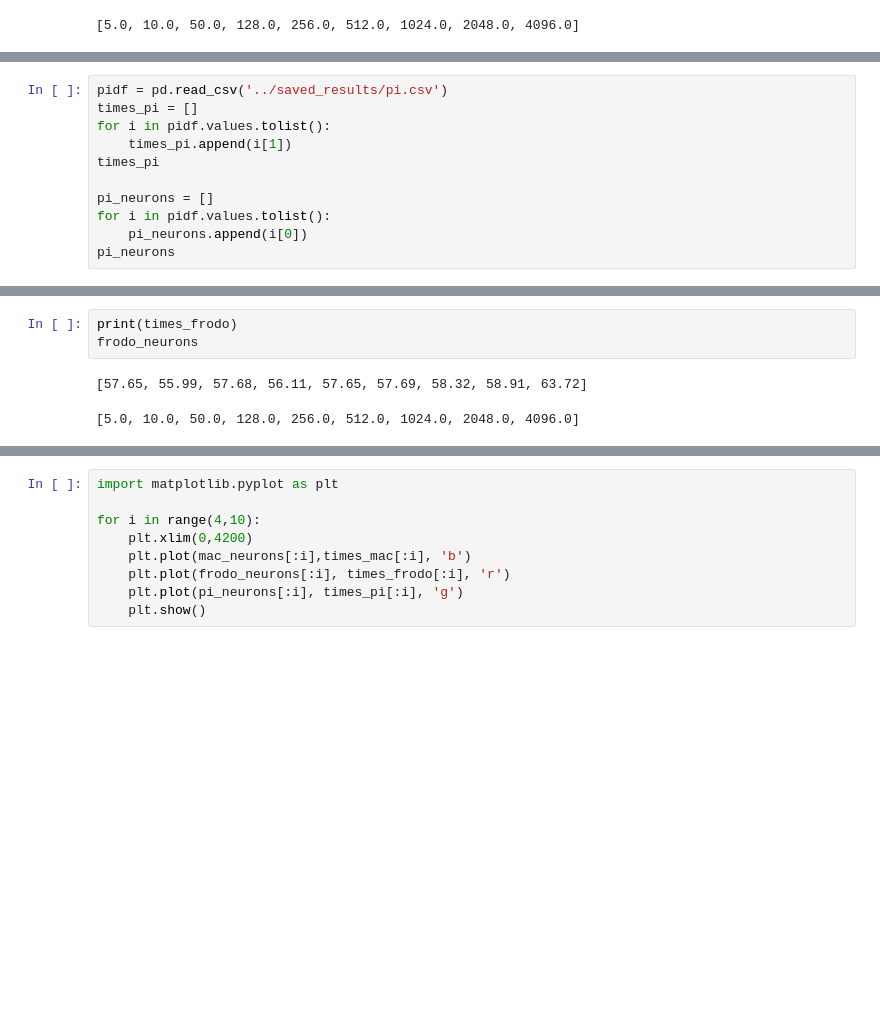
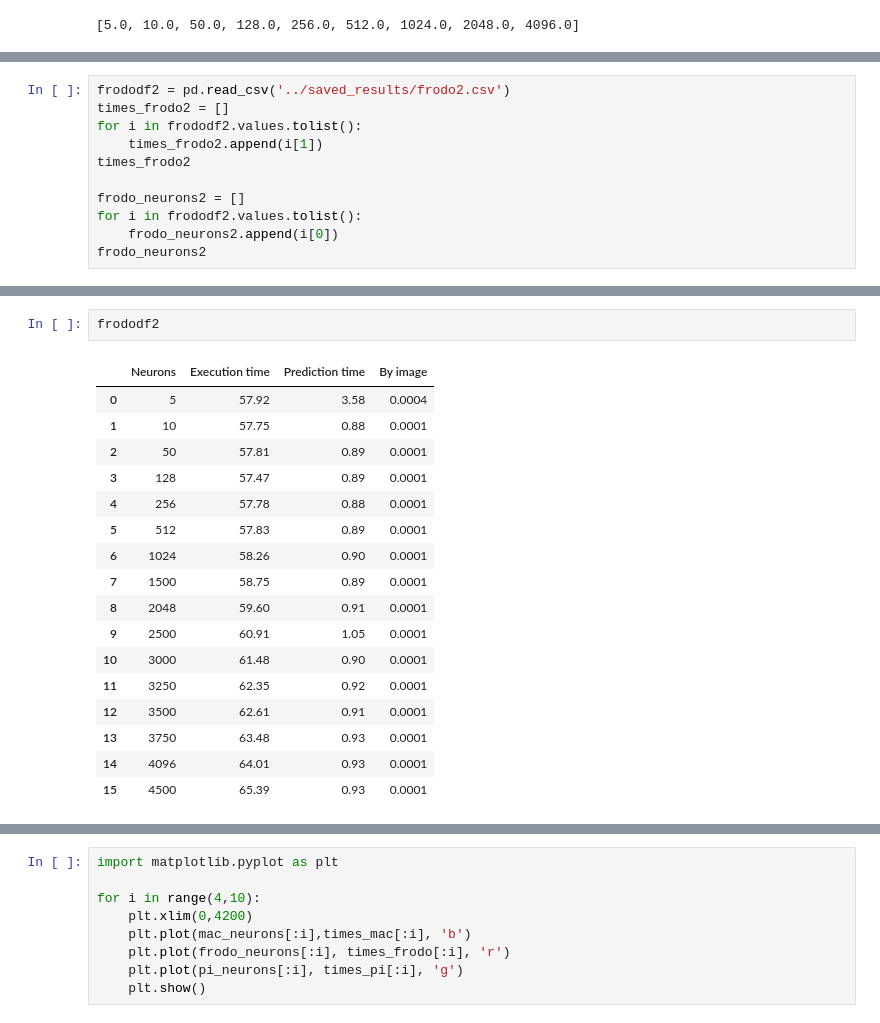
Before and after one commit to toelt-llc/TOELT-tfrabbit, a Jupyter notebook: code/notebooks/mnist_rpi_benchmark.ipynb, the cells around one changed output, grey strips where cells are left out. Drawn from its saved outputs; the diff is of its cells as text; blank space fills up the shorter version.

```diff
--- a/code/notebooks/mnist_rpi_benchmark.ipynb
+++ b/code/notebooks/mnist_rpi_benchmark.ipynb
@@ -223,12 +210,12 @@ frododf
 # %%
-pidf = pd.read_csv('../saved_results/pi.csv')
-times_pi = []
-for i in pidf.values.tolist():
-    times_pi.append(i[1])
-times_pi
+frododf2 = pd.read_csv('../saved_results/frodo2.csv')
+times_frodo2 = []
+for i in frododf2.values.tolist():
+    times_frodo2.append(i[1])
+times_frodo2
 
-pi_neurons = []
-for i in pidf.values.tolist():
-    pi_neurons.append(i[0])
-pi_neurons
+frodo_neurons2 = []
+for i in frododf2.values.tolist():
+    frodo_neurons2.append(i[0])
+frodo_neurons2
 # %% [output]
@@ -236,6 +238,20 @@ pi_neurons
-# %%
-print(times_frodo)
-frodo_neurons
-# %% [output]
-[57.65, 55.99, 57.68, 56.11, 57.65, 57.69, 58.32, 58.91, 63.72]
-[5.0, 10.0, 50.0, 128.0, 256.0, 512.0, 1024.0, 2048.0, 4096.0]
+# %%
+frododf2
+# %% [output]
+|  | Neurons | Execution time | Prediction time | By image |
+| 0 | 5 | 57.92 | 3.58 | 0.0004 |
+| 1 | 10 | 57.75 | 0.88 | 0.0001 |
+| 2 | 50 | 57.81 | 0.89 | 0.0001 |
+| 3 | 128 | 57.47 | 0.89 | 0.0001 |
+| 4 | 256 | 57.78 | 0.88 | 0.0001 |
+| 5 | 512 | 57.83 | 0.89 | 0.0001 |
+| 6 | 1024 | 58.26 | 0.90 | 0.0001 |
+| 7 | 1500 | 58.75 | 0.89 | 0.0001 |
+| 8 | 2048 | 59.60 | 0.91 | 0.0001 |
+| 9 | 2500 | 60.91 | 1.05 | 0.0001 |
+| 10 | 3000 | 61.48 | 0.90 | 0.0001 |
+| 11 | 3250 | 62.35 | 0.92 | 0.0001 |
+| 12 | 3500 | 62.61 | 0.91 | 0.0001 |
+| 13 | 3750 | 63.48 | 0.93 | 0.0001 |
+| 14 | 4096 | 64.01 | 0.93 | 0.0001 |
+| 15 | 4500 | 65.39 | 0.93 | 0.0001 |
```
Also changed, not shown: parts of 6 cells of this notebook, 1 other file.
